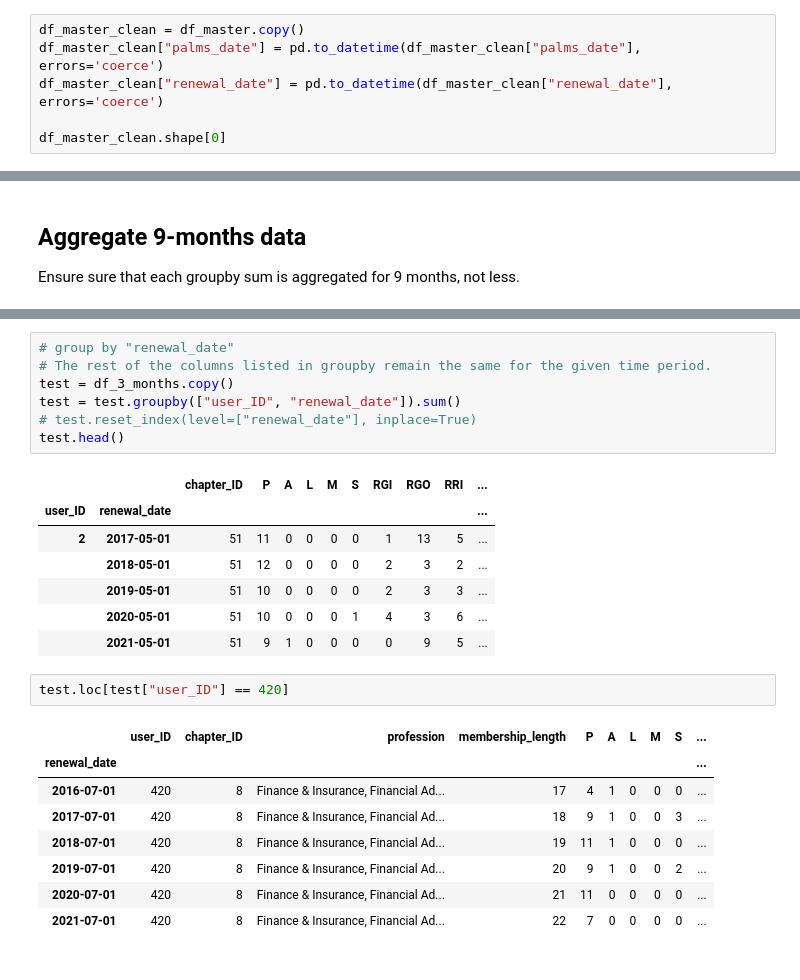
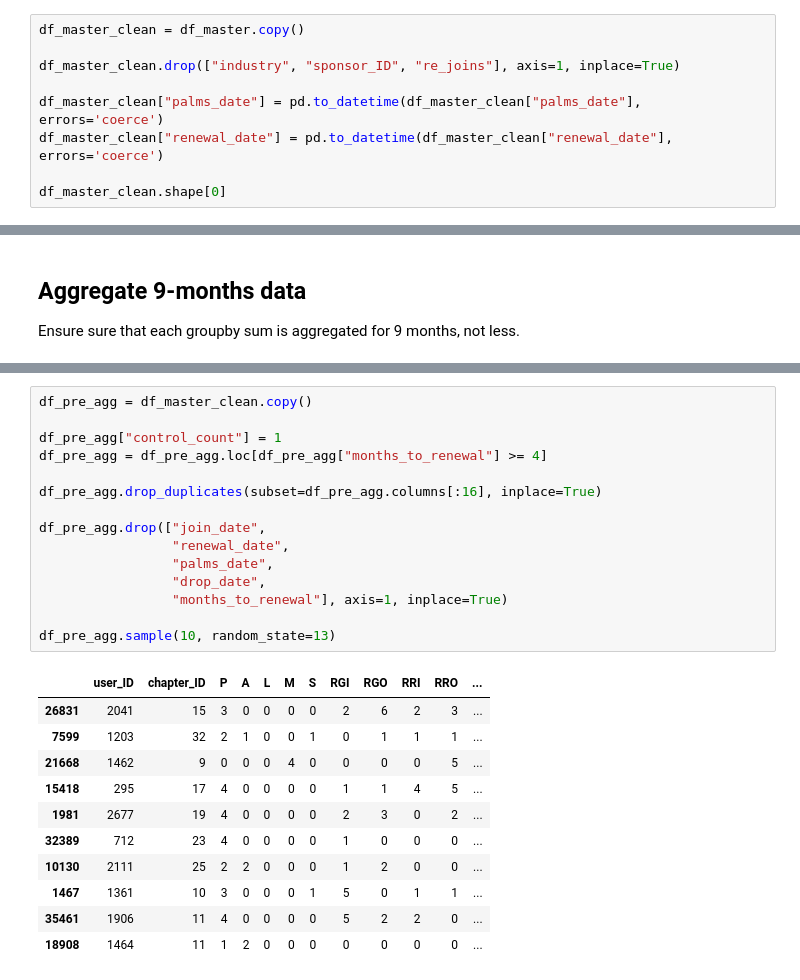
Before and after one commit to da-veed/BachelorThesis, a Jupyter notebook: data_cleaning.ipynb, the cells around one changed output, grey strips where cells are left out. Cells and saved outputs as stored; diff of their text form.

```diff
--- a/data_cleaning.ipynb
+++ b/data_cleaning.ipynb
@@ -223,5 +311,8 @@ Check different variants, depending on columns selected - how many records are d
 # %%
 df_master_clean = df_master.copy()
+
+df_master_clean.drop(["industry", "sponsor_ID", "re_joins"], axis=1, inplace=True)
+
 df_master_clean["palms_date"] = pd.to_datetime(df_master_clean["palms_date"], errors='coerce')
 df_master_clean["renewal_date"] = pd.to_datetime(df_master_clean["renewal_date"], errors='coerce')
 
@@ -1910,26 +396,27 @@ df_9_months = df_master_clean.copy()
-# %%
-# group by "renewal_date"
-# The rest of the columns listed in groupby remain the same for the given time period.
-test = df_3_months.copy()
-test = test.groupby(["user_ID", "renewal_date"]).sum()
-# test.reset_index(level=["renewal_date"], inplace=True)
-test.head()
-# %% [output]
-|  |  | chapter_ID | P | A | L | M | S | RGI | RGO | RRI | ... |
-| user_ID | renewal_date |  |  |  |  |  |  |  |  |  | ... |
-| 2 | 2017-05-01 | 51 | 11 | 0 | 0 | 0 | 0 | 1 | 13 | 5 | ... |
-|  | 2018-05-01 | 51 | 12 | 0 | 0 | 0 | 0 | 2 | 3 | 2 | ... |
-|  | 2019-05-01 | 51 | 10 | 0 | 0 | 0 | 0 | 2 | 3 | 3 | ... |
-|  | 2020-05-01 | 51 | 10 | 0 | 0 | 0 | 1 | 4 | 3 | 6 | ... |
-|  | 2021-05-01 | 51 | 9 | 1 | 0 | 0 | 0 | 0 | 9 | 5 | ... |
-# %%
-test.loc[test["user_ID"] == 420]
-# %% [output]
-|  | user_ID | chapter_ID | profession | membership_length | P | A | L | M | S | ... |
-| renewal_date |  |  |  |  |  |  |  |  |  | ... |
-| 2016-07-01 | 420 | 8 | Finance & Insurance, Financial Ad... | 17 | 4 | 1 | 0 | 0 | 0 | ... |
-| 2017-07-01 | 420 | 8 | Finance & Insurance, Financial Ad... | 18 | 9 | 1 | 0 | 0 | 3 | ... |
-| 2018-07-01 | 420 | 8 | Finance & Insurance, Financial Ad... | 19 | 11 | 1 | 0 | 0 | 0 | ... |
-| 2019-07-01 | 420 | 8 | Finance & Insurance, Financial Ad... | 20 | 9 | 1 | 0 | 0 | 2 | ... |
-| 2020-07-01 | 420 | 8 | Finance & Insurance, Financial Ad... | 21 | 11 | 0 | 0 | 0 | 0 | ... |
-| 2021-07-01 | 420 | 8 | Finance & Insurance, Financial Ad... | 22 | 7 | 0 | 0 | 0 | 0 | ... |
+# %%
+df_pre_agg = df_master_clean.copy()
+
+df_pre_agg["control_count"] = 1
+df_pre_agg = df_pre_agg.loc[df_pre_agg["months_to_renewal"] >= 4]
+
+df_pre_agg.drop_duplicates(subset=df_pre_agg.columns[:16], inplace=True)
+
+df_pre_agg.drop(["join_date",
+                 "renewal_date",
+                 "palms_date",
+                 "drop_date",
+                 "months_to_renewal"], axis=1, inplace=True)
+
+df_pre_agg.sample(10, random_state=13)
+# %% [output]
+|  | user_ID | chapter_ID | P | A | L | M | S | RGI | RGO | RRI | RRO | ... |
+| 26831 | 2041 | 15 | 3 | 0 | 0 | 0 | 0 | 2 | 6 | 2 | 3 | ... |
+| 7599 | 1203 | 32 | 2 | 1 | 0 | 0 | 1 | 0 | 1 | 1 | 1 | ... |
+| 21668 | 1462 | 9 | 0 | 0 | 0 | 4 | 0 | 0 | 0 | 0 | 5 | ... |
+| 15418 | 295 | 17 | 4 | 0 | 0 | 0 | 0 | 1 | 1 | 4 | 5 | ... |
+| 1981 | 2677 | 19 | 4 | 0 | 0 | 0 | 0 | 2 | 3 | 0 | 2 | ... |
+| 32389 | 712 | 23 | 4 | 0 | 0 | 0 | 0 | 1 | 0 | 0 | 0 | ... |
+| 10130 | 2111 | 25 | 2 | 2 | 0 | 0 | 0 | 1 | 2 | 0 | 0 | ... |
+| 1467 | 1361 | 10 | 3 | 0 | 0 | 0 | 1 | 5 | 0 | 1 | 1 | ... |
+| 35461 | 1906 | 11 | 4 | 0 | 0 | 0 | 0 | 5 | 2 | 2 | 0 | ... |
+| 18908 | 1464 | 11 | 1 | 2 | 0 | 0 | 0 | 0 | 0 | 0 | 0 | ... |
```
Also changed, not shown: parts of 300 cells of this notebook, 2 other files.
